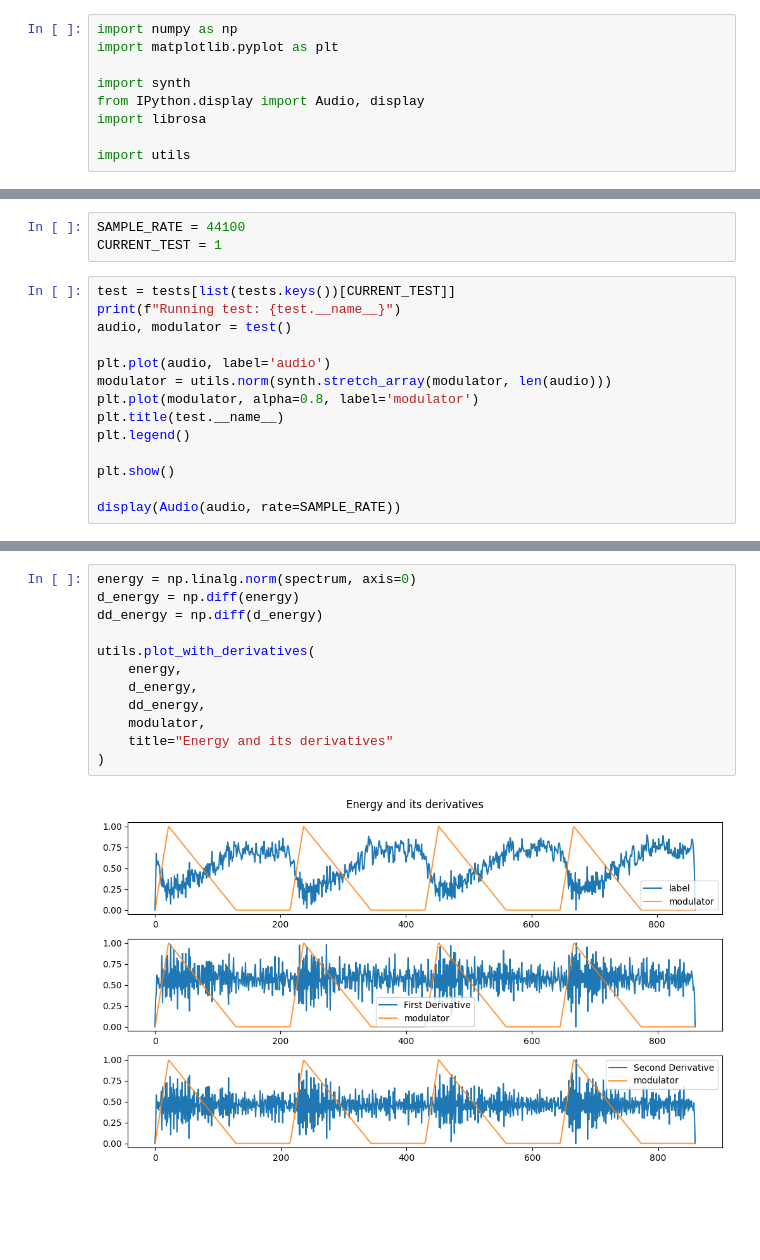
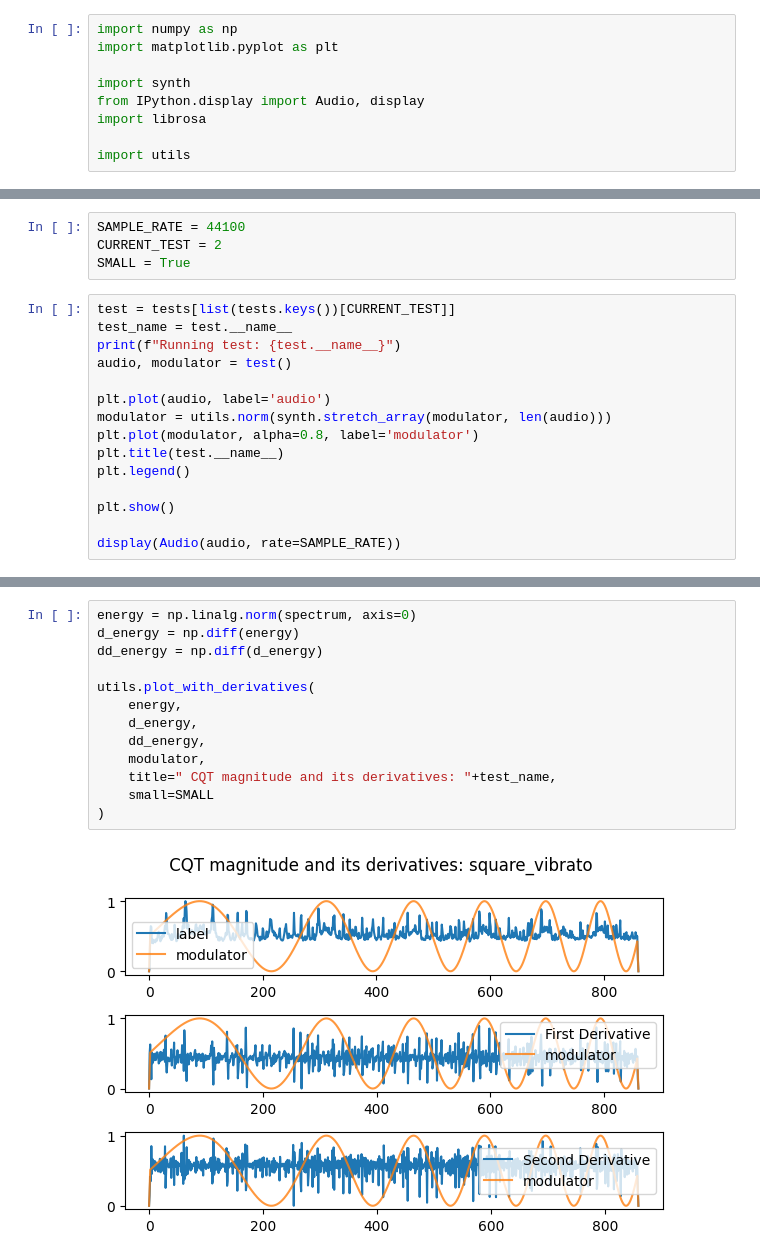
Before and after one commit to inspektral/sonic-trajectories, a Jupyter notebook: cqt.ipynb, the cells around one changed output, grey strips where cells are left out. Cells and saved outputs as stored; diff of their text form; blank space fills up the shorter version.

```diff
--- a/cqt.ipynb
+++ b/cqt.ipynb
@@ -52,8 +54,10 @@ Available tests:
 # %%
 SAMPLE_RATE = 44100
-CURRENT_TEST = 1
+CURRENT_TEST = 2
+SMALL = True
 # %%
 test = tests[list(tests.keys())[CURRENT_TEST]]
+test_name = test.__name__
 print(f"Running test: {test.__name__}")
 audio, modulator = test()
 
@@ -78,17 +82,18 @@ utils.plot_heatmap(spectrum, title="Spectrogram")
 # %%
 energy = np.linalg.norm(spectrum, axis=0)
 d_energy = np.diff(energy)
 dd_energy = np.diff(d_energy)
 
 utils.plot_with_derivatives(
     energy,
     d_energy,
     dd_energy,
     modulator,
-    title="Energy and its derivatives"
+    title=" CQT magnitude and its derivatives: "+test_name,
+    small=SMALL
 )
 # %% [output]
-[figure, old version]
+[figure, new version]
 # %%
 distances = utils.smoothing(utils.distances(spectrum))
 d_distances = np.diff(distances)
```
Also changed, not shown: parts of 5 cells of this notebook, 4 other files.
